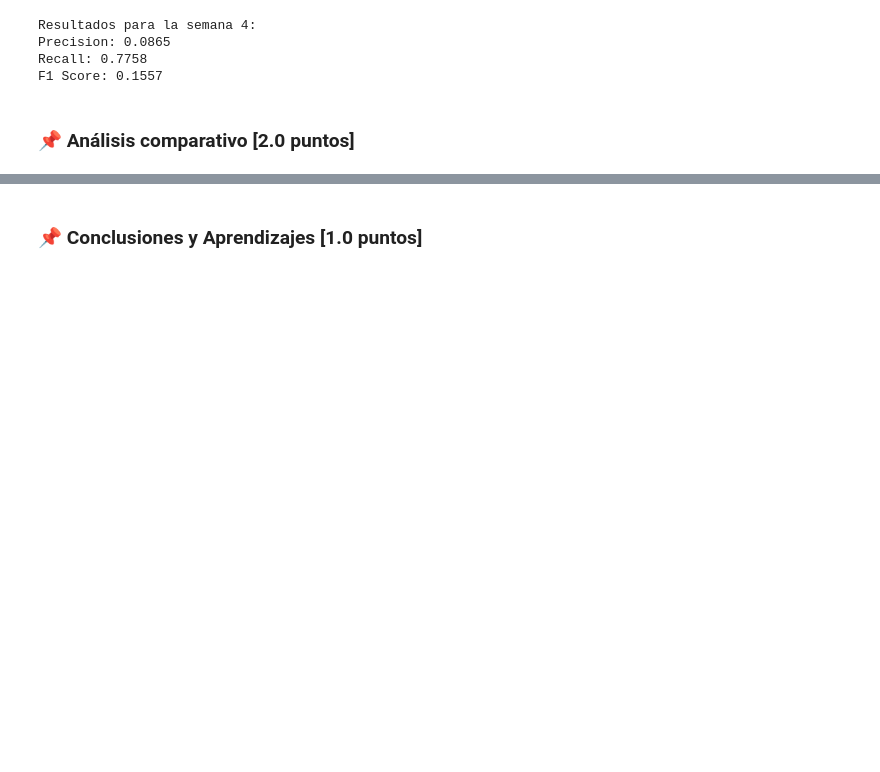
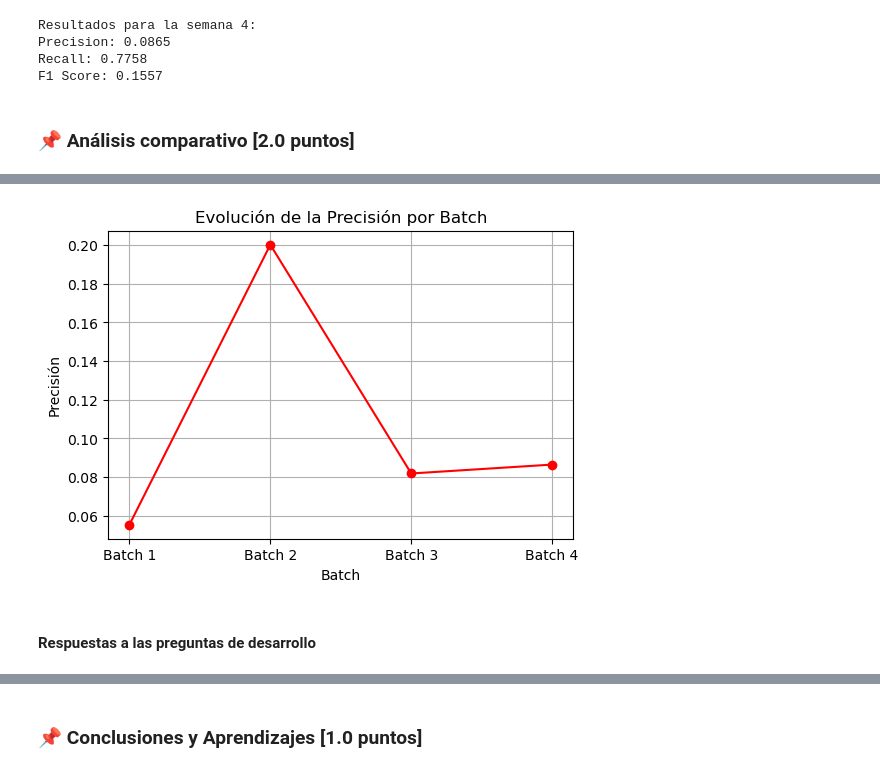
Before and after one commit to sebastianacunau/MDS7202-Laboratorios-y-Proyecto, a Jupyter notebook: Proyecto/Entrega 3/enunciado_entrega3.ipynb, the cells around one changed output, grey strips where cells are left out. Cells and saved outputs as stored; diff of their text form; code cells hidden in the pictures; blank space fills up the shorter version.

Commit message:
Add: Se agregan respuestas a preguntas de desarrollo y gráficos

```diff
--- a/Proyecto/Entrega 3/enunciado_entrega3.ipynb
+++ b/Proyecto/Entrega 3/enunciado_entrega3.ipynb
@@ -272,7 +273,6 @@ F1 Score: 0.1557
 ### 📌 Análisis comparativo [2.0 puntos]
 # %%
 # código para realizar análisis de resultados entre batchs
-
 f1_evolucion = [0.1034, 0.2846, 0.1475, 0.1557]
 recall_evolucion = [0.7819,0.4923, 0.7462, 0.7758]
-precision_evolcuion = [0.0554,0.2002,0.0819,0.0865]
+precision_evolucion = [0.0554, 0.2002, 0.0819, 0.0865]
@@ -278,0 +301,13 @@ precision_evolcuion = [0.0554,0.2002,0.0819,0.0865]
+# %%
+plt.figure(figsize=(6,4))
+plt.plot([1,2,3,4], precision_evolucion, marker='o', linestyle='-', color='r')
+plt.xticks([1,2,3,4], labels=['Batch 1', 'Batch 2', 'Batch 3', 'Batch 4'])
+plt.xlabel('Batch')
+plt.ylabel('Precisión')
+plt.title('Evolución de la Precisión por Batch')
+plt.grid(True)
+plt.show()
+# %% [output]
+[figure, added]
+# %% [markdown]
+#### Respuestas a las preguntas de desarrollo
```
Also changed, not shown: parts of 7 cells of this notebook.
